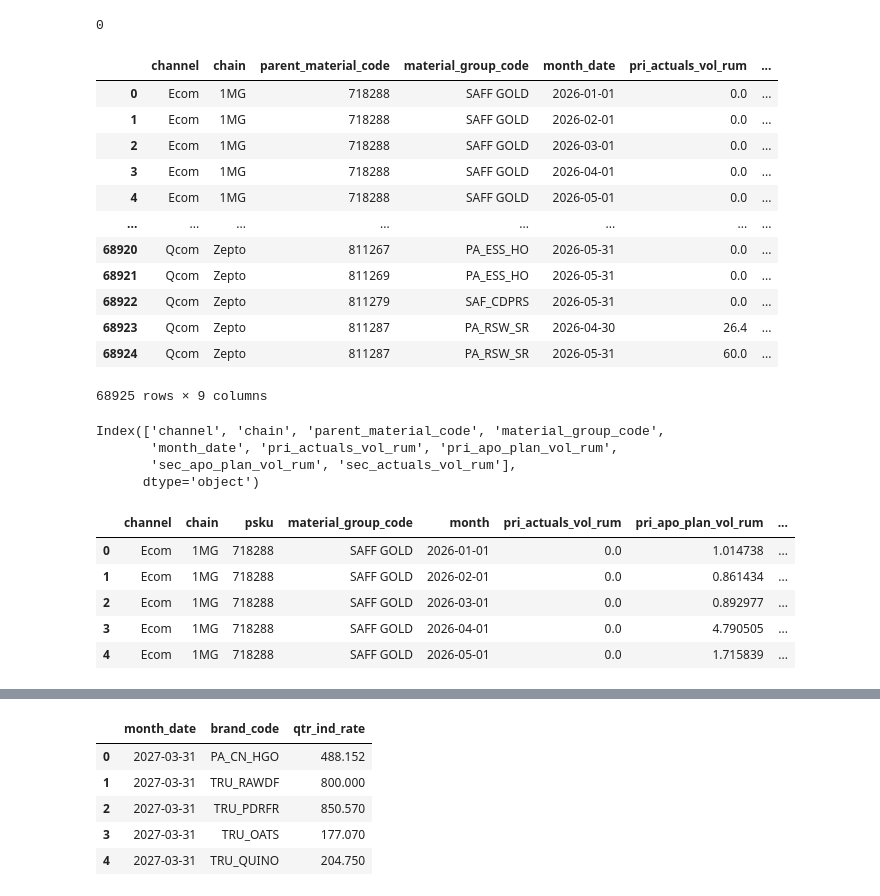
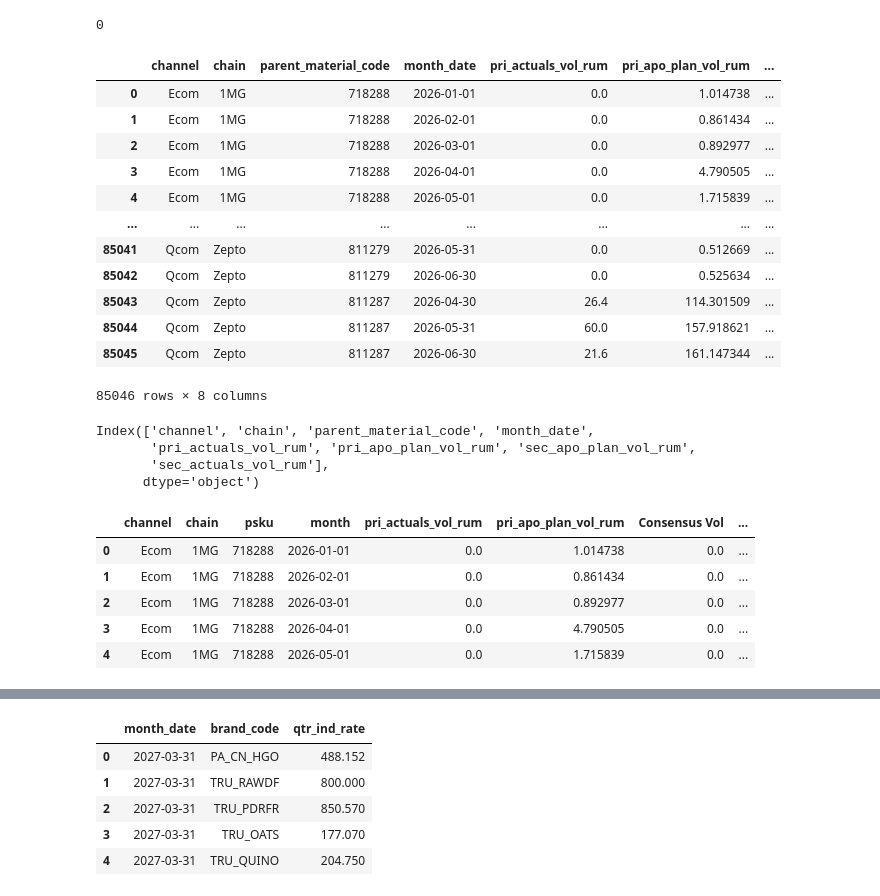
Before and after one commit to DSAmanSingh/collate_results_2, a Jupyter notebook: ALL Channels Accuracy framework.ipynb, the cells around one changed output, grey strips where cells are left out. Cells and saved outputs as stored; diff of their text form; code cells hidden in the pictures.

```diff
--- a/ALL Channels Accuracy framework.ipynb
+++ b/ALL Channels Accuracy framework.ipynb
@@ -1998,3 +1966,6 @@ depot_psku_primary_df.duplicated(subset=['chain', 'parent_material_code', 'month
+# %%
+depot_psku_primary_df = depot_psku_primary_df.groupby(['chain', 'parent_material_code', 'month_date'])[['pri_actuals_vol_rum', 'pri_apo_plan_vol_rum', 'sec_apo_plan_vol_rum',
+       'sec_actuals_vol_rum']].sum().reset_index()
 # %%
 depot_psku_primary_df
 # %% [output]
@@ -2107,3 +2078,6 @@ depot_psku_primary_df.duplicated(subset=['chain', 'parent_material_code', 'month
+# %%
+depot_psku_primary_df = depot_psku_primary_df.groupby(['chain', 'parent_material_code', 'month_date'])[['pri_actuals_vol_rum', 'pri_apo_plan_vol_rum', 'sec_apo_plan_vol_rum',
+       'sec_actuals_vol_rum']].sum().reset_index()
 # %%
 depot_psku_primary_df['channel'] = 'Ecom'
 depot_psku_primary_df_ecom = depot_psku_primary_df.copy()
@@ -2132,29 +2122,29 @@ actuals_df.duplicated(subset=['channel','chain', 'parent_material_code','month_d
 0
 # %%
 actuals_df = actuals_df.groupby(['channel','chain', 'parent_material_code',
-       'material_group_code', 'month_date'])[['pri_actuals_vol_rum',
+        'month_date'])[['pri_actuals_vol_rum',
        'pri_apo_plan_vol_rum', 'sec_apo_plan_vol_rum', 'sec_actuals_vol_rum']].sum().reset_index()
 actuals_df
 # %% [output]
-|  | channel | chain | parent_material_code | material_group_code | month_date | pri_actuals_vol_rum | ... |
-| 0 | Ecom | 1MG | 718288 | SAFF GOLD | 2026-01-01 | 0.0 | ... |
-| 1 | Ecom | 1MG | 718288 | SAFF GOLD | 2026-02-01 | 0.0 | ... |
-| 2 | Ecom | 1MG | 718288 | SAFF GOLD | 2026-03-01 | 0.0 | ... |
-| 3 | Ecom | 1MG | 718288 | SAFF GOLD | 2026-04-01 | 0.0 | ... |
-| 4 | Ecom | 1MG | 718288 | SAFF GOLD | 2026-05-01 | 0.0 | ... |
+|  | channel | chain | parent_material_code | month_date | pri_actuals_vol_rum | pri_apo_plan_vol_rum | ... |
+| 0 | Ecom | 1MG | 718288 | 2026-01-01 | 0.0 | 1.014738 | ... |
+| 1 | Ecom | 1MG | 718288 | 2026-02-01 | 0.0 | 0.861434 | ... |
+| 2 | Ecom | 1MG | 718288 | 2026-03-01 | 0.0 | 0.892977 | ... |
+| 3 | Ecom | 1MG | 718288 | 2026-04-01 | 0.0 | 4.790505 | ... |
+| 4 | Ecom | 1MG | 718288 | 2026-05-01 | 0.0 | 1.715839 | ... |
 | ... | ... | ... | ... | ... | ... | ... | ... |
-| 68920 | Qcom | Zepto | 811267 | PA_ESS_HO | 2026-05-31 | 0.0 | ... |
-| 68921 | Qcom | Zepto | 811269 | PA_ESS_HO | 2026-05-31 | 0.0 | ... |
-| 68922 | Qcom | Zepto | 811279 | SAF_CDPRS | 2026-05-31 | 0.0 | ... |
-| 68923 | Qcom | Zepto | 811287 | PA_RSW_SR | 2026-04-30 | 26.4 | ... |
-| 68924 | Qcom | Zepto | 811287 | PA_RSW_SR | 2026-05-31 | 60.0 | ... |
+| 85041 | Qcom | Zepto | 811279 | 2026-05-31 | 0.0 | 0.512669 | ... |
+| 85042 | Qcom | Zepto | 811279 | 2026-06-30 | 0.0 | 0.525634 | ... |
+| 85043 | Qcom | Zepto | 811287 | 2026-04-30 | 26.4 | 114.301509 | ... |
+| 85044 | Qcom | Zepto | 811287 | 2026-05-31 | 60.0 | 157.918621 | ... |
+| 85045 | Qcom | Zepto | 811287 | 2026-06-30 | 21.6 | 161.147344 | ... |
-68925 rows × 9 columns
+85046 rows × 8 columns
 # %%
 actuals_df.columns
 # %% [output]
-Index(['channel', 'chain', 'parent_material_code', 'material_group_code',
-       'month_date', 'pri_actuals_vol_rum', 'pri_apo_plan_vol_rum',
-       'sec_apo_plan_vol_rum', 'sec_actuals_vol_rum'],
+Index(['channel', 'chain', 'parent_material_code', 'month_date',
+       'pri_actuals_vol_rum', 'pri_apo_plan_vol_rum', 'sec_apo_plan_vol_rum',
+       'sec_actuals_vol_rum'],
       dtype='object')
 # %%
 actuals_df = actuals_df.rename(columns={
@@ -2166,12 +2156,12 @@ actuals_df = actuals_df.rename(columns={
 # %%
 actuals_df.head()
 # %% [output]
-|  | channel | chain | psku | material_group_code | month | pri_actuals_vol_rum | pri_apo_plan_vol_rum | ... |
-| 0 | Ecom | 1MG | 718288 | SAFF GOLD | 2026-01-01 | 0.0 | 1.014738 | ... |
-| 1 | Ecom | 1MG | 718288 | SAFF GOLD | 2026-02-01 | 0.0 | 0.861434 | ... |
-| 2 | Ecom | 1MG | 718288 | SAFF GOLD | 2026-03-01 | 0.0 | 0.892977 | ... |
-| 3 | Ecom | 1MG | 718288 | SAFF GOLD | 2026-04-01 | 0.0 | 4.790505 | ... |
-| 4 | Ecom | 1MG | 718288 | SAFF GOLD | 2026-05-01 | 0.0 | 1.715839 | ... |
+|  | channel | chain | psku | month | pri_actuals_vol_rum | pri_apo_plan_vol_rum | Consensus Vol | ... |
+| 0 | Ecom | 1MG | 718288 | 2026-01-01 | 0.0 | 1.014738 | 0.0 | ... |
+| 1 | Ecom | 1MG | 718288 | 2026-02-01 | 0.0 | 0.861434 | 0.0 | ... |
+| 2 | Ecom | 1MG | 718288 | 2026-03-01 | 0.0 | 0.892977 | 0.0 | ... |
+| 3 | Ecom | 1MG | 718288 | 2026-04-01 | 0.0 | 4.790505 | 0.0 | ... |
+| 4 | Ecom | 1MG | 718288 | 2026-05-01 | 0.0 | 1.715839 | 0.0 | ... |
 # %%
 #qcom_df.rename(columns = {'Channel':'channel'}, inplace = True)
 # %%
```
Also changed, not shown: parts of 100 cells of this notebook, 6 other files.
